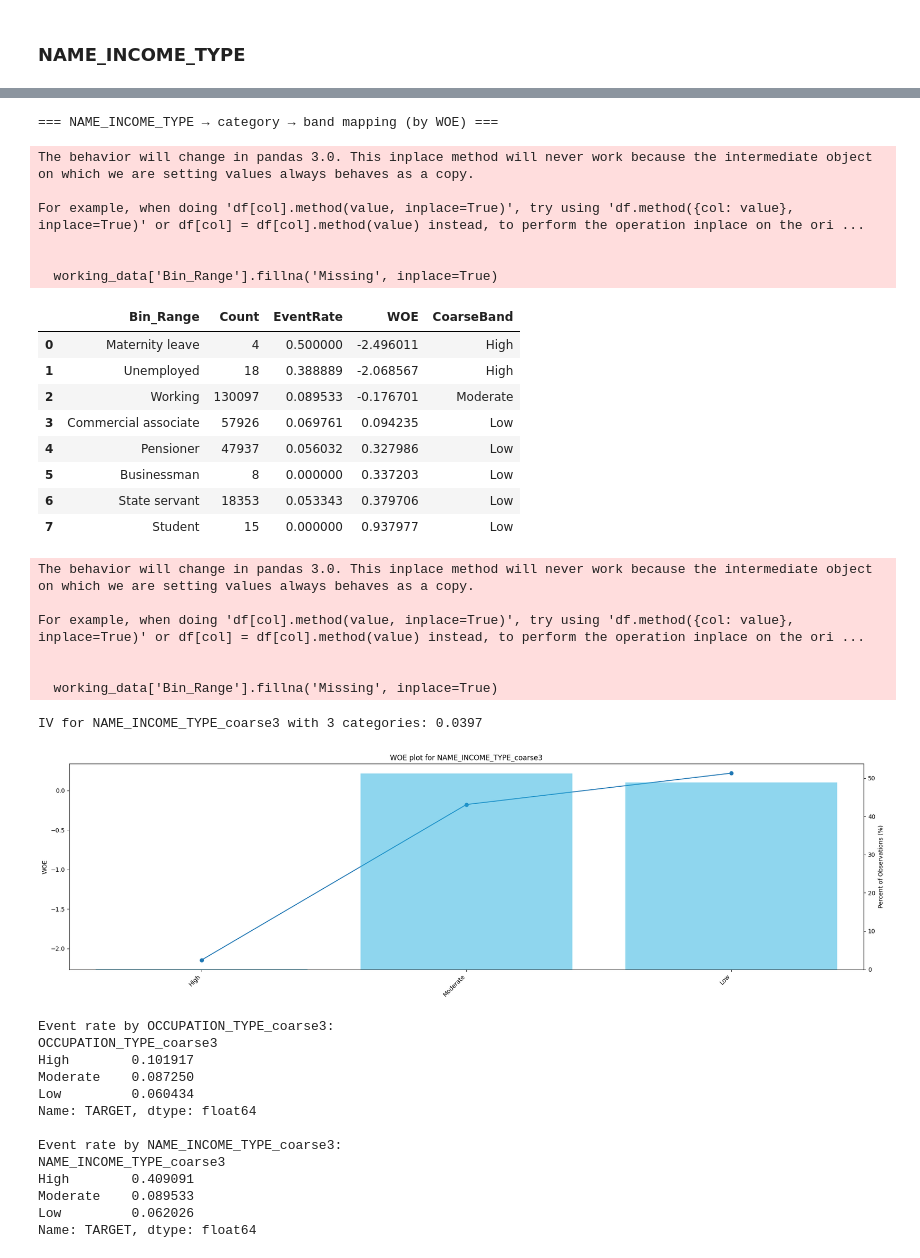
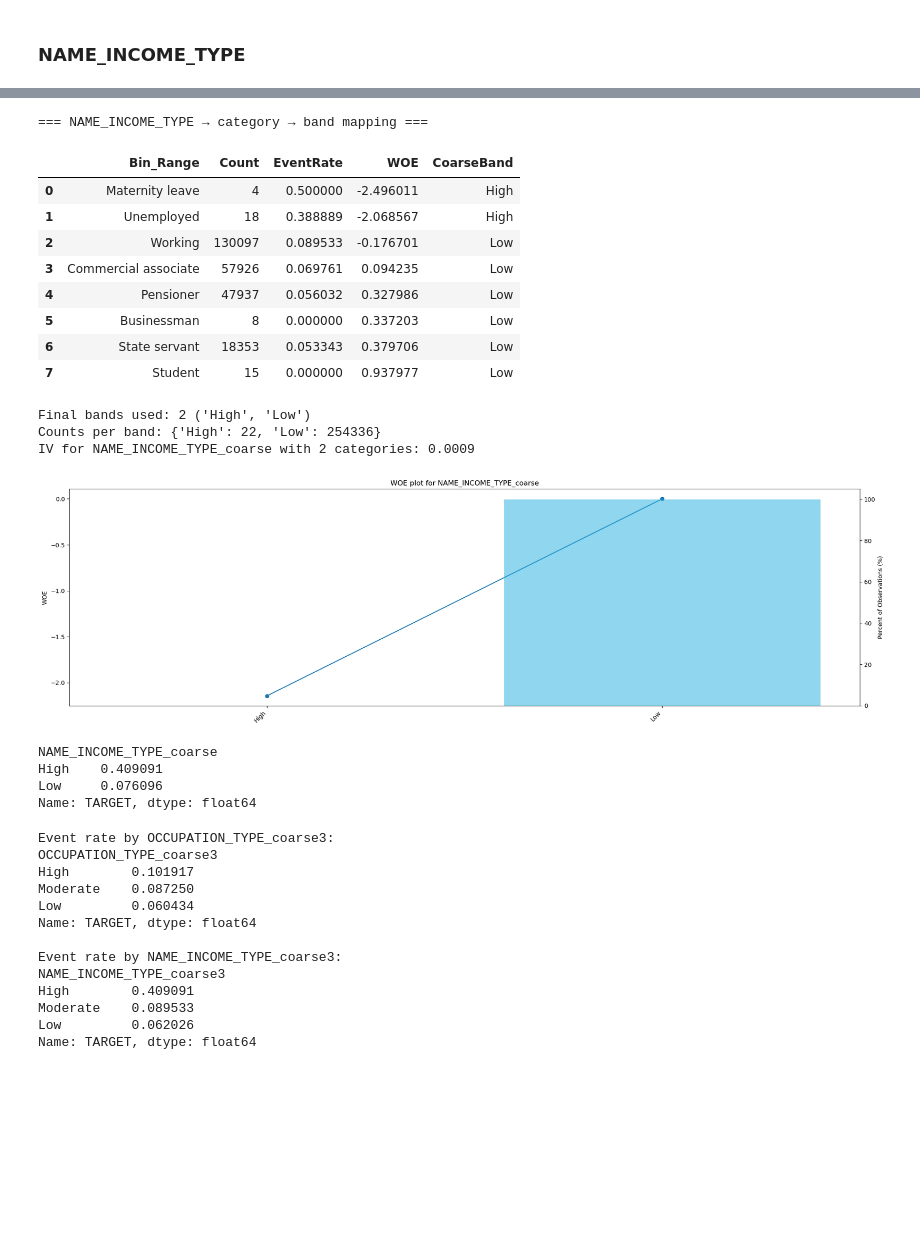
Before and after one commit to JohnErnestTan/Financial-Analytics-for-Elderly-care-Support-Loan-IS453, a Jupyter notebook: new_woe_iv_analysis.ipynb, the cells around one changed output, grey strips where cells are left out. Saved outputs shown, nothing was run; the diff lists cells and outputs as text; code cells hidden in the pictures; blank space fills up the shorter version.

Commit message:
woe iv update to name income type

```diff
--- a/new_woe_iv_analysis.ipynb
+++ b/new_woe_iv_analysis.ipynb
@@ -598,45 +660,54 @@ IV for NAME_INCOME_TYPE with 8 categories: 0.0467
 [figure]
 # %%
-# Create NAME_INCOME_TYPE_coarse3
-df['NAME_INCOME_TYPE_coarse3'], inc_map = coarse_bin_3bands(
-    df, feature='NAME_INCOME_TYPE', target='TARGET',
-    labels=('High','Moderate','Low'), balance_by='Count'
+# Re-bin NAME_INCOME_TYPE with safeguards
+df['NAME_INCOME_TYPE_coarse'], inc_map, inc_binned, inc_result = coarse_bin_by_woe(
+    df,
+    feature='NAME_INCOME_TYPE',
+    target='TARGET',
+    n_bands=3,                        # try 3 first
+    balance_by='Count',
+    labels_3=('High','Moderate','Low'),
+    labels_2=('High','Low'),          # fallback labels
+    min_rows_per_band_frac=0.05,      # tune if dataset is small/large
+    min_woe_separation=0.10,          # if bands are too similar, collapse
+    force_missing_to='High'           # typical in credit risk
 )
 
-print("=== NAME_INCOME_TYPE → category → band mapping (by WOE) ===")
+from IPython.display import display
+print("=== NAME_INCOME_TYPE → category → band mapping ===")
 display(inc_map[['Bin_Range','Count','EventRate','WOE','CoarseBand']])
 
-# Plot WOE for the 3 bands
-variable = 'NAME_INCOME_TYPE_coarse3'
+print("Final bands used:", inc_result['bands'], inc_result['labels'])
+print("Counts per band:", inc_result['counts_per_band'])
+
+# Plot with your existing plot function (works with any label set)
+variable = 'NAME_INCOME_TYPE_coarse'
 woe_bin_data = df.loc[:, (variable, 'TARGET')].copy()
-woe_bin_data['Bin_Range'] = woe_bin_data[variable]   # keep as categorical
+woe_bin_data['Bin_Range'] = woe_bin_data[variable]   # keep categorical dtype
 woe_bin_data['TARGET'] = woe_bin_data['TARGET'].astype(int)
 woe_iv_plot(woe_bin_data, variable)
+
+# Quick event-rate check (should be monotonic High → ... → Low)
+print(df.groupby('NAME_INCOME_TYPE_coarse')['TARGET'].mean())
 # %% [output]
-=== NAME_INCOME_TYPE → category → band mapping (by WOE) ===
+=== NAME_INCOME_TYPE → category → band mapping ===
+|  | Bin_Range | Count | EventRate | WOE | CoarseBand |
+| 0 | Maternity leave | 4 | 0.500000 | -2.496011 | High |
+| 1 | Unemployed | 18 | 0.388889 | -2.068567 | High |
+| 2 | Working | 130097 | 0.089533 | -0.176701 | Low |
+| 3 | Commercial associate | 57926 | 0.069761 | 0.094235 | Low |
+| 4 | Pensioner | 47937 | 0.056032 | 0.327986 | Low |
+| 5 | Businessman | 8 | 0.000000 | 0.337203 | Low |
+| 6 | State servant | 18353 | 0.053343 | 0.379706 | Low |
+| 7 | Student | 15 | 0.000000 | 0.937977 | Low |
-The behavior will change in pandas 3.0. This inplace method will never work because the intermediate object on which we are setting values always behaves as a copy.
-
-For example, when doing 'df[col].method(value, inplace=True)', try using 'df.method({col: value}, inplace=True)' or df[col] = df[col].method(value) instead, to perform the operation inplace on the ori ...
-
-
-  working_data['Bin_Range'].fillna('Missing', inplace=True)
+Final bands used: 2 ('High', 'Low')
+Counts per band: {'High': 22, 'Low': 254336}
+IV for NAME_INCOME_TYPE_coarse with 2 categories: 0.0009
-|  | Bin_Range | Count | EventRate | WOE | CoarseBand |
-| 0 | Maternity leave | 4 | 0.500000 | -2.496011 | High |
-| 1 | Unemployed | 18 | 0.388889 | -2.068567 | High |
-| 2 | Working | 130097 | 0.089533 | -0.176701 | Moderate |
-| 3 | Commercial associate | 57926 | 0.069761 | 0.094235 | Low |
-| 4 | Pensioner | 47937 | 0.056032 | 0.327986 | Low |
-| 5 | Businessman | 8 | 0.000000 | 0.337203 | Low |
-| 6 | State servant | 18353 | 0.053343 | 0.379706 | Low |
-| 7 | Student | 15 | 0.000000 | 0.937977 | Low |
+[figure, new version]
-The behavior will change in pandas 3.0. This inplace method will never work because the intermediate object on which we are setting values always behaves as a copy.
-
-For example, when doing 'df[col].method(value, inplace=True)', try using 'df.method({col: value}, inplace=True)' or df[col] = df[col].method(value) instead, to perform the operation inplace on the ori ...
-
-
-  working_data['Bin_Range'].fillna('Missing', inplace=True)
+NAME_INCOME_TYPE_coarse
+High    0.409091
+Low     0.076096
+Name: TARGET, dtype: float64
-IV for NAME_INCOME_TYPE_coarse3 with 3 categories: 0.0397
-[figure, old version]
 # %%
 # Event-rate monotonicity
 print("Event rate by OCCUPATION_TYPE_coarse3:")
```
Also changed, not shown: parts of 9 cells of this notebook.
